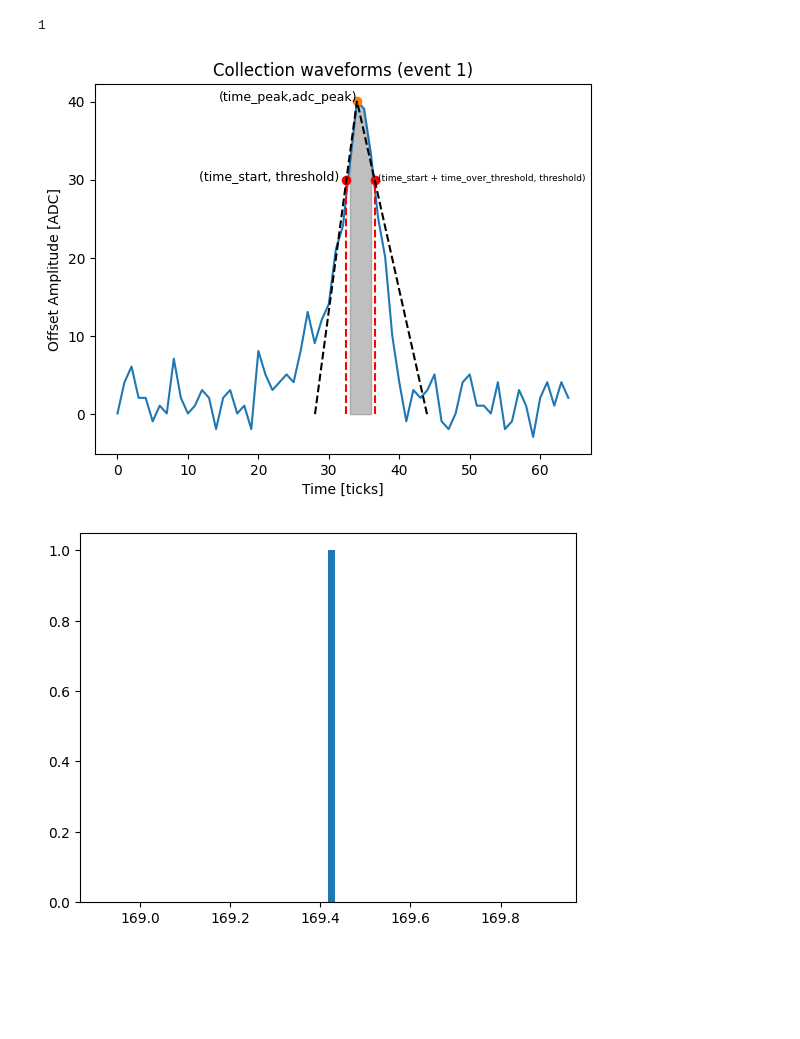
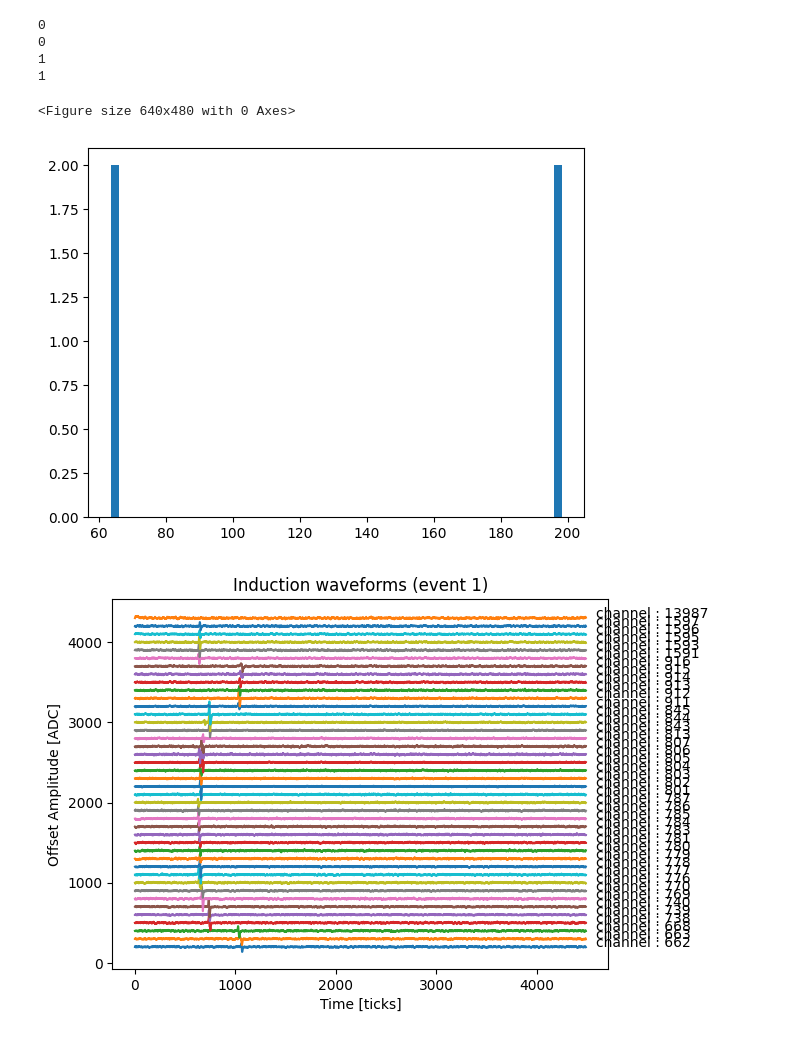
Before and after one commit to dune-sn-online-pointing/tp-generator, a Jupyter notebook: generateTpsFromWfs.ipynb, the cells around one changed output. Drawn from its saved outputs; the diff is of its cells as text; code cells hidden in the pictures; blank space fills up the shorter version.

Commit message:
triangle

```diff
--- a/generateTpsFromWfs.ipynb
+++ b/generateTpsFromWfs.ipynb
@@ -7,3 +54,5 @@ import matplotlib.pyplot as plt
 #load waveform data (100 low energy electron events, 5 - 100 MeV)
 col = np.loadtxt("/eos/home-e/evilla/dune/sn-data/standard/aggregated_prodmarley_nue_spectrum_radiological_decay0_dune10kt_refactored_1x2x6_CC-WFdump-1events_thr30/waveforms_tryWfDumper.txt")
 ind = np.loadtxt("data/PedSubWaveform_Induction_Dump.txt")
+event = 1
+threshold = 30
@@ -28,8 +132,10 @@ def plot_dotted_line(x1, y1, x2, y2,y_max,y_min,plot):
     if plot:
         plt.plot(x_values, y_values, 'r--',color='black')
     else:
-        return [x_min,x_max]
+        return [x_min,x_max,slope]
 # %%
+#Plots example wave form with triangle area recovery
+
 event = 1
 threshold = 30
 
@@ -38,41 +144,40 @@ fig1 = plt.figure()
 offset = 0
 count = 0
 adc_integral = []
-for data in col:
-    if count > 0:
+for j,data in enumerate(col):
+    if count > 3:
         break
     pedestal = np.mean(data[3:15])
     if np.abs(pedestal-1800) < 100: #only want to pick up collection. 1800 indicates induction
         break
     data[3:] = data[3:] - pedestal
     if (data[0]==event):
-        ADCS = data[2960:3025]
+        ADCS = data[3:]
+        hits,list = TPFinder(ADCS, threshold)
 
-
-        hits = TPFinder(ADCS, threshold)
-        for hit in hits:
-            if hit.adc_peak-threshold > 10:
+        for i,hit in enumerate(hits):
+            if hit.adc_peak-threshold > 0:
                 plt.title("Collection waveforms (event %.0f)" %event)
                 plt.plot(ADCS)#offset by channel number
                 plt.plot(hit.time_start-.5,threshold ,'o', color='red')
-                plt.plot(34,hit.adc_peak, 'o')
+                plt.plot(hit.time_start+hit.time_peak,hit.adc_peak, 'o')
                 plt.plot(hit.time_start-.5+hit.time_over_threshold,threshold, 'o',color='red')
                 #vertical dotted lines
-                plt.plot([hit.time_start - 0.5, hit.time_start - 0.5], [0, threshold], 'r--')
-                plt.plot([hit.time_start - 0.5 + hit.time_over_threshold, hit.time_start - 0.5 + hit.time_over_threshold], [0, threshold], 'r--')
+                #plt.plot([hit.time_start - 0.5, hit.time_start - 0.5], [0, threshold], 'r--')
+                #plt.plot([hit.time_start - 0.5 + hit.time_over_threshold, hit.time_start - 0.5 + hit.time_over_threshold], [0, threshold], 'r--')
 
                 #traingle dotted lines
                 # Plotting the dotted lines
-                pos_slope_args = 34, hit.adc_peak, hit.time_start - 0.5, threshold,hit.adc_peak,0,True
-                plot_dotted_line(pos_slope_args)
-                neg_slope_args = 34, hit.adc_peak, hit.time_start - 0.5 + hit.time_over_threshold, threshold,hit.adc_peak,0,True
-                plot_dotted_line(neg_slope_args)
+                pos_slope_args = [hit.time_start+hit.time_peak, hit.adc_peak, hit.time_start - 0.5, threshold,hit.adc_peak,0]
+                plot_dotted_line(pos_slope_args[0],pos_slope_args[1],pos_slope_args[2],pos_slope_args[3],pos_slope_args[4],pos_slope_args[5],True)
+                neg_slope_args = [hit.time_start+hit.time_peak, hit.adc_peak, hit.time_start - 0.5 + hit.time_over_threshold, threshold,hit.adc_peak,0]
+                plot_dotted_line(neg_slope_args[0],neg_slope_args[1],neg_slope_args[2],neg_slope_args[3],neg_slope_args[4],neg_slope_args[5],True)
                 #plt.plot([34,hit.time_start - 0.5], [hit.adc_peak, threshold], 'r--', color='black')
                 #plt.plot([34, hit.time_start - 0.5 + hit.time_over_threshold], [hit.adc_peak, threshold], 'r--',color='black')
 
                 #adding text
                 plt.text(hit.time_start - 0.5 - 1, threshold, '(time_start, threshold)', fontsize=9, ha='right')
-                plt.text(34, hit.adc_peak, '(time_peak,adc_peak)', fontsize=9, ha='right')
+                plt.text(hit.time_start+hit.time_peak, hit.adc_peak, '(time_peak,adc_peak)', fontsize=9, ha='right')
                 plt.text(hit.time_start - 0.5 + hit.time_over_threshold+30, threshold, '(time_start + time_over_threshold, threshold)', fontsize=6.5, ha='right')
 
                 #shading adc_integral area
@@ -89,43 +194,58 @@ for data in col:
                 count+=1
 
                 #shading traingle arae
-                x_positions = np.arange(plot_dotted_line())
-                start = (hit.time_start - 0.5)
-                end = (hit.time_start - 0.5 + hit.time_over_threshold)
-                plt.fill_between(
-                x_positions, 0, ADCS,
-                where=(x_positions >= start) & (x_positions <= end),
-                color='gray', alpha=0.5, label='Shaded Region')
+                args = plot_dotted_line(pos_slope_args[0],pos_slope_args[1],pos_slope_args[2],pos_slope_args[3],pos_slope_args[4],pos_slope_args[5],False)
+
+                x_min = args[0]
+                x_max = args[1]
+                slope = args[2]
+                x_values = np.linspace(x_min,hit.time_start - 0.5,100)
+                y_values = slope * (x_values - hit.time_start - 0.5) + threshold+7
+                plt.fill_between(x_values, y_values, alpha=0.3, color='blue')
+                args = plot_dotted_line(neg_slope_args[0],neg_slope_args[1],neg_slope_args[2],neg_slope_args[3],neg_slope_args[4],neg_slope_args[5],False)
+
+                x_min = args[0]
+                x_max = args[1]
+                slope = args[2]
+                x_values = np.linspace(hit.time_start-.5+hit.time_over_threshold,x_min,100)
+                y_values = slope * (x_values - hit.time_start - 0.5) + threshold+12
+                plt.fill_between(x_values, y_values, alpha=0.3, color='blue')
+
 
                 print(hit.time_peak)
                 adc_integral.append(hit.adc_integral)
                 count+=1
-
+                plt.ylabel("Offset Amplitude [ADC]")
+                plt.xlabel("Time [ticks]")
+                plt.savefig(f'/afs/cern.ch/work/h/hakins/private/tp-generator/plots/{i}_{j}_wave_with_recovered_area.png')
+                plt.clf()
 
 
 
         #plt.text(len(ADCS) + 100, offset, 'channel : %.0f' %data[1])
         offset+=100
-        plt.ylabel("Offset Amplitude [ADC]")
-        plt.xlabel("Time [ticks]")
-        #plt.savefig('/afs/cern.ch/work/h/hakins/private/tp-generator/plots/wave_with_TPs')
+
 plt.show()
 
 plt.hist(adc_integral, bins=60)
 plt.show()
 
 #plot induction waveforms for event
 for data in ind:
     if (data[0]==event):
         ADCS = data[2:]
         plt.title("Induction waveforms (event %.0f)" %event)
         plt.plot(ADCS + offset)#offset by channel number
         plt.text(len(ADCS) + 100, offset, 'channel : %.0f' %data[1])
         offset+=100
         plt.ylabel("Offset Amplitude [ADC]")
         plt.xlabel("Time [ticks]")
 plt.show()
 # %% [output]
+0
+0
 1
+1
+<Figure size 640x480 with 0 Axes>
-[figure, old version]
+[figure, new version]
-[figure, old version]
+[figure, new version]
```
Also changed, not shown: parts of 8 cells of this notebook, 2 other files.
